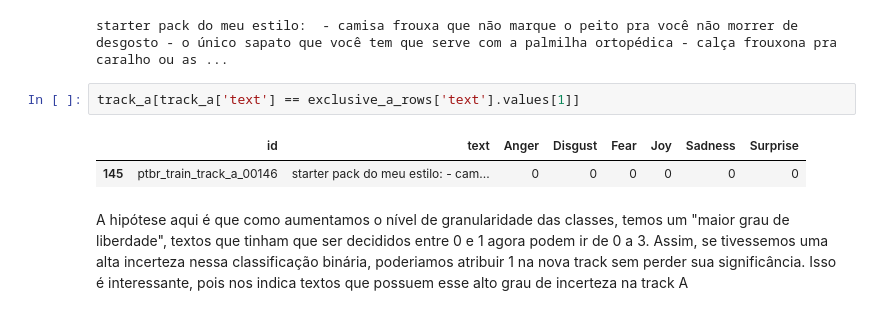
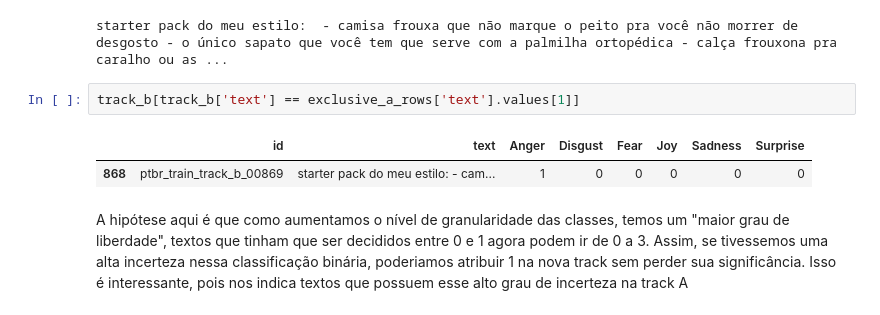
Before and after one commit to arturnovais/Emotion-Detection---SemEval-2025-Task-11, a Jupyter notebook: EDA.ipynb, the cells around one changed output. Cells and saved outputs as stored; diff of their text form.

```diff
--- a/EDA.ipynb
+++ b/EDA.ipynb
@@ -163,10 +157,10 @@ print(exclusive_a_rows['text'].values[1])
 # %% [output]
 starter pack do meu estilo:  - camisa frouxa que não marque o peito pra você não morrer de desgosto - o único sapato que você tem que serve com a palmilha ortopédica - calça frouxona pra caralho ou as ...
 # %%
-track_a[track_a['text'] == exclusive_a_rows['text'].values[1]]
+track_b[track_b['text'] == exclusive_a_rows['text'].values[1]]
 # %% [output]
 |  | id | text | Anger | Disgust | Fear | Joy | Sadness | Surprise |
-| 145 | ptbr_train_track_a_00146 | starter pack do meu estilo: - cam... | 0 | 0 | 0 | 0 | 0 | 0 |
+| 868 | ptbr_train_track_b_00869 | starter pack do meu estilo: - cam... | 1 | 0 | 0 | 0 | 0 | 0 |
 # %% [markdown]
 A hipótese aqui é que como aumentamos o nível de granularidade das classes, temos um "maior grau de liberdade", textos que tinham que ser decididos entre 0 e 1  agora podem ir de 0 a 3. Assim, se tivessemos uma alta incerteza nessa classificação binária, poderiamos atribuir 1 na nova track sem perder sua significância. Isso é interessante, pois nos indica textos que possuem esse alto grau de incerteza na track A
 # %% [markdown]
```
Also changed, not shown: parts of 1 cell of this notebook, 2 other files.
